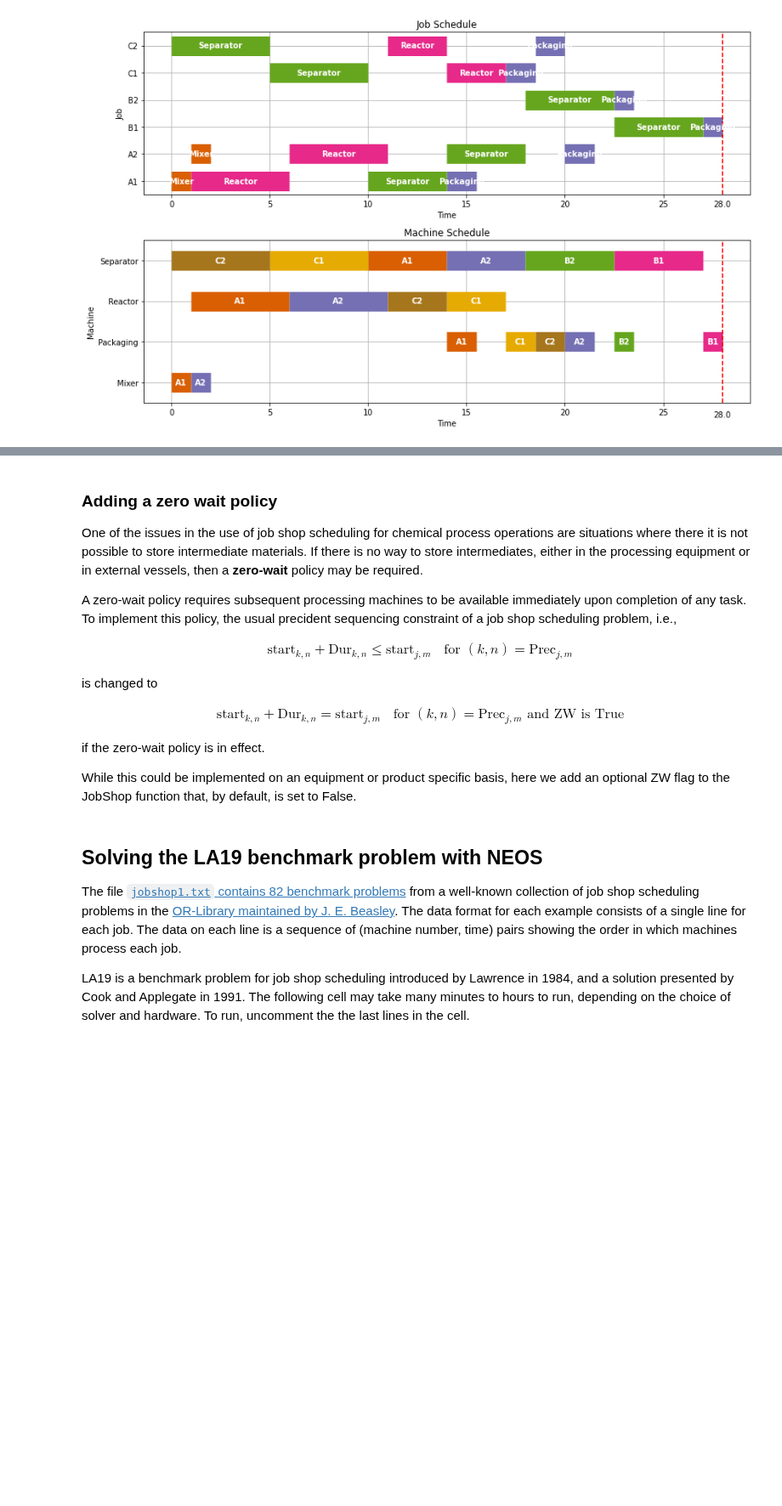
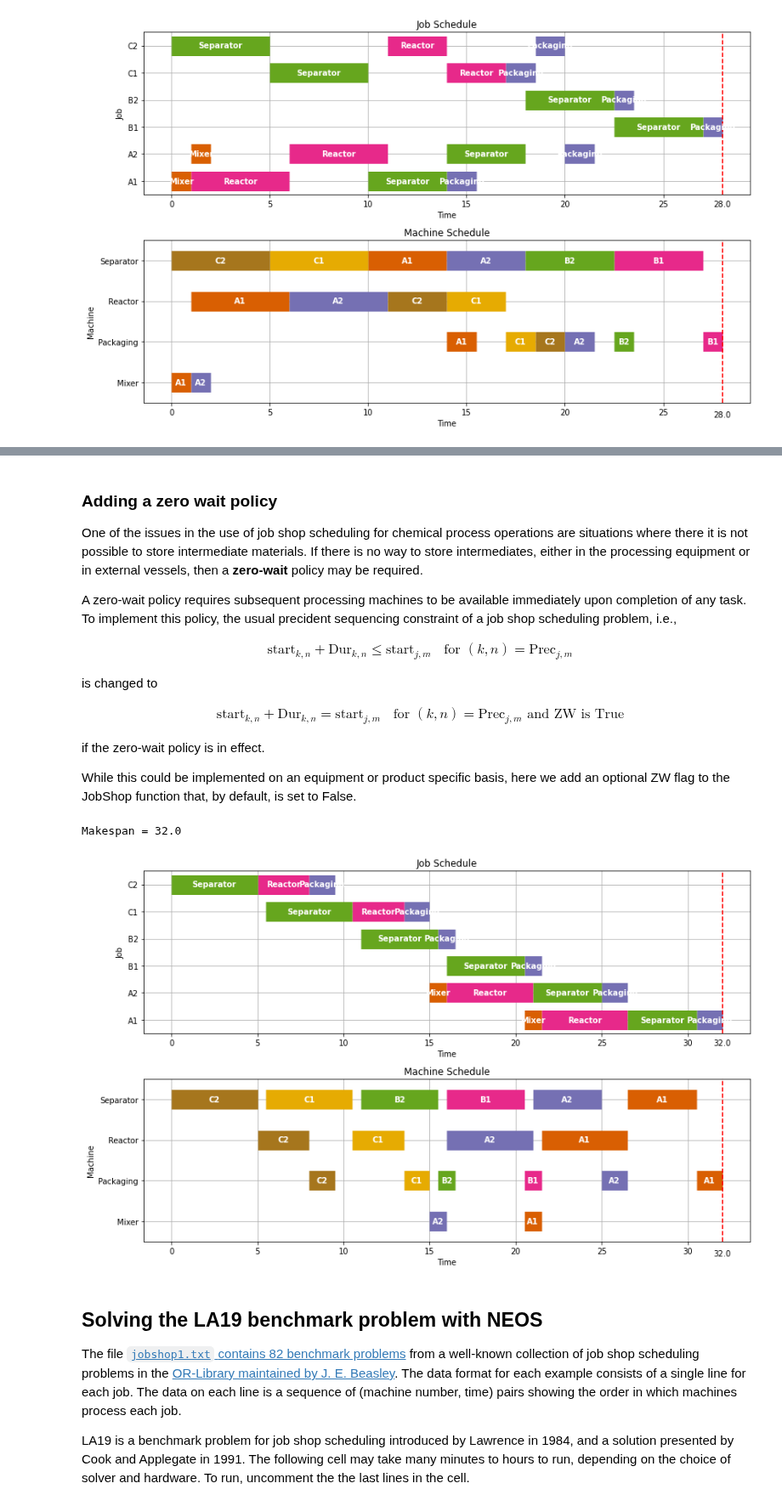
Before and after one commit to mobook/MO-book, a Jupyter notebook: _build/jupyter_execute/notebooks/03/job-shop-scheduling.ipynb, the cells around one changed output, grey strips where cells are left out. Shown at 85% size. Saved outputs shown, nothing was run; the diff lists cells and outputs as text; code cells hidden in the pictures; blank space fills up the shorter version.

```diff
--- a/_build/jupyter_execute/notebooks/03/job-shop-scheduling.ipynb
+++ b/_build/jupyter_execute/notebooks/03/job-shop-scheduling.ipynb
@@ -455,15 +465,19 @@ One of the issues in the use of job shop scheduling for chemical process operati
 
 A zero-wait policy requires subsequent processing machines to be available immediately upon completion of any task. To implement this policy, the usual precident sequencing constraint of a job shop scheduling problem, i.e.,
 
+$$
 \begin{align*}
 \text{start}_{k,n}+\text{Dur}_{k,n} \leq \text{start}_{j,m}\ \ \ \ \text{for } (k,n) =\text{Prec}_{j,m}
 \end{align*}
+$$
 
 is changed to
 
+$$
 \begin{align*}
 \text{start}_{k,n}+\text{Dur}_{k,n} = \text{start}_{j,m}\ \ \ \ \text{for } (k,n) =\text{Prec}_{j,m}\text{ and ZW is True}
 \end{align*}
+$$
 
 if the zero-wait policy is in effect.
 
@@ -471,62 +485,66 @@ While this could be implemented on an equipment or product specific basis, here
 # %%
 def jobshop_model_clean_zw(TASKS, tclean=0, ZW=False):
 
-    model = ConcreteModel()
+    model = pyo.ConcreteModel()
 
     # tasks is a two dimensional set of (j,m) constructed from the dictionary keys
-    model.TASKS = Set(initialize = TASKS.keys(), dimen=2)
+    model.TASKS = pyo.Set(initialize = TASKS.keys(), dimen=2)
 
     # the set of jobs is constructed from a python set
-    model.JOBS = Set(initialize = list(set([j for (j,m) in model.TASKS])))
+    model.JOBS = pyo.Set(initialize = list(set([j for (j,m) in model.TASKS])))
 
     # set of machines is constructed from a python set
-    model.MACHINES = Set(initialize = list(set([m for (j,m) in model.TASKS])))
+    model.MACHINES = pyo.Set(initialize = list(set([m for (j,m) in model.TASKS])))
 
     # the order of tasks is constructed as a cross-product of tasks and filtering
-    model.TASKORDER = Set(initialize = model.TASKS * model.TASKS, dimen=4,
+    model.TASKORDER = pyo.Set(initialize = model.TASKS * model.TASKS, dimen=4,
         filter = lambda model, j, m, k, n: (k,n) == TASKS[(j,m)]['prec'])
 
     # the set of disjunctions is cross-product of jobs, jobs, and machines
-    model.DISJUNCTIONS = Set(initialize = model.JOBS * model.JOBS * model.MACHINES, dimen=3,
+    model.DISJUNCTIONS = pyo.Set(initialize = model.JOBS * model.JOBS * model.MACHINES, dimen=3,
         filter = lambda model, j, k, m: j < k and (j,m) in model.TASKS and (k,m) in model.TASKS)
 
     # load duration data into a model parameter for later access
-    model.dur = Param(model.TASKS, initialize=lambda model, j, m: TASKS[(j,m)]['dur'])
+    model.dur = pyo.Param(model.TASKS, initialize=lambda model, j, m: TASKS[(j,m)]['dur'])
 
     # establish an upper bound on makespan
     ub = sum([model.dur[j,m] for (j,m) in model.TASKS])
 
     # to implement a zero-wait policy
-    model.bigM = Param(initialize=ub if ZW else 0)
+    model.bigM = pyo.Param(initialize=ub if ZW else 0)
 
-    model.makespan = Var(bounds=(0, ub))
+    model.makespan = pyo.Var(bounds=(0, ub))
 
-    model.start = Var(model.TASKS, bounds=(0, ub))
+    model.start = pyo.Var(model.TASKS, bounds=(0, ub))
 
-    model.objective = Objective(expr = model.makespan, sense = minimize)
+    model.objective = pyo.Objective(expr = model.makespan, sense = pyo.minimize)
 
-    model.finish = Constraint(model.TASKS, rule=lambda model, j, m:
+    model.finish = pyo.Constraint(model.TASKS, rule=lambda model, j, m:
         model.start[j,m] + model.dur[j,m] <= model.makespan)
 
     def _preceding(model, j, m, k, n):
         if ZW:
             return  model.start[k,n] + model.dur[k,n] == model.start[j,m]
         else:
             return model.start[k,n] + model.dur[k,n] <= model.start[j,m]
 
-    model.preceding = Constraint(model.TASKORDER, rule=_preceding)
+    model.preceding = pyo.Constraint(model.TASKORDER, rule=_preceding)
 
-    model.disjunctions = Disjunction(model.DISJUNCTIONS, rule=lambda model,j,k,m:
-        [model.start[j,m] + model.dur[j,m] + tclean <= model.start[k,m],
-         model.start[k,m] + model.dur[k,m] + tclean <= model.start[j,m]])
+    @model.Disjunction(model.DISJUNCTIONS)
+    def disjunctions(model, j, k, m):
+        return [model.start[j,m] + model.dur[j,m] + tclean <= model.start[k,m],
+                model.start[k,m] + model.dur[k,m] + tclean <= model.start[j,m]]
 
-    TransformationFactory('gdp.hull').apply_to(model)
+    pyo.TransformationFactory('gdp.hull').apply_to(model)
     return model
 
 model = jobshop_model_clean_zw(TASKS, tclean=0.5, ZW=True)
 results = jobshop_solve(model)
 visualize(results)
 print("Makespan =", max([task['Finish'] for task in results]))
+# %% [output]
+Makespan = 32.0
+[figure, added]
 # %% [markdown]
 ## Solving the LA19 benchmark problem with NEOS
 
```
Also changed, not shown: parts of 4 cells of this notebook, 38 other files.
